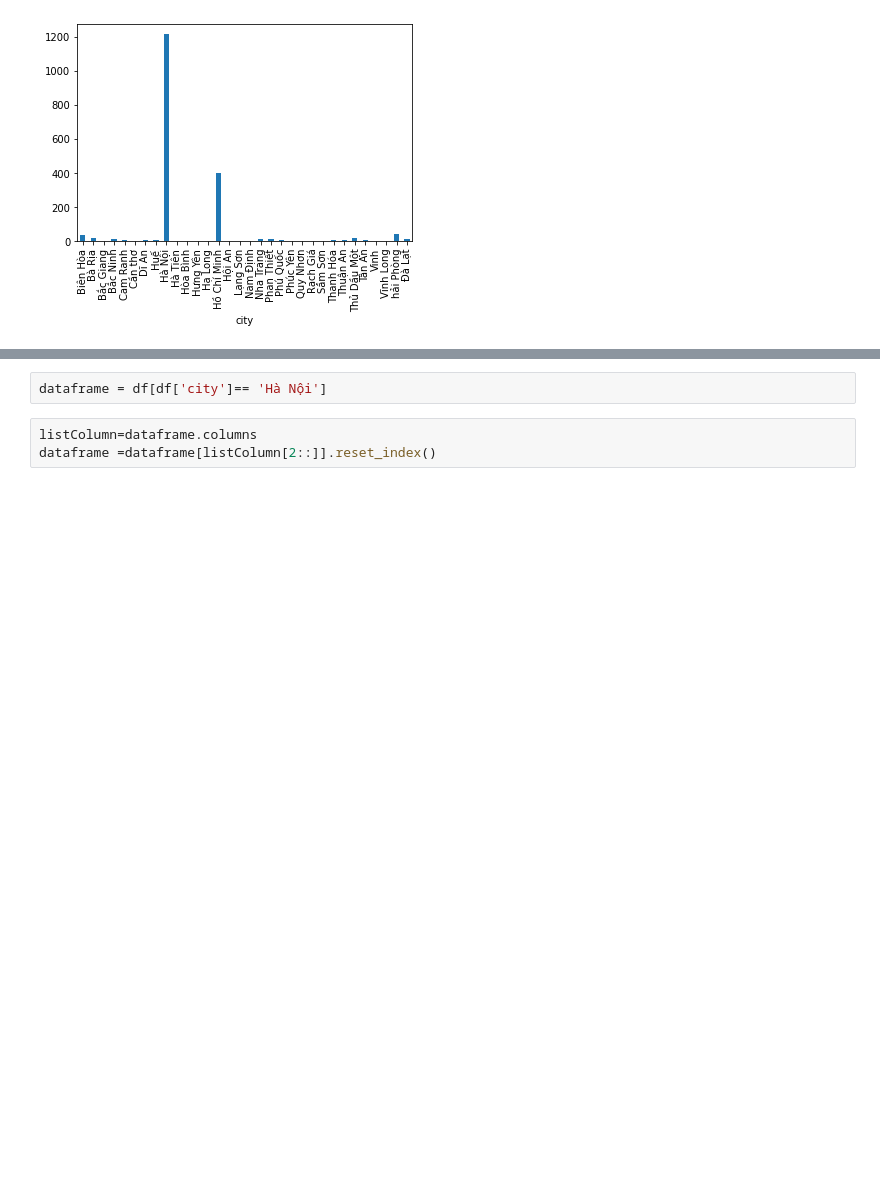
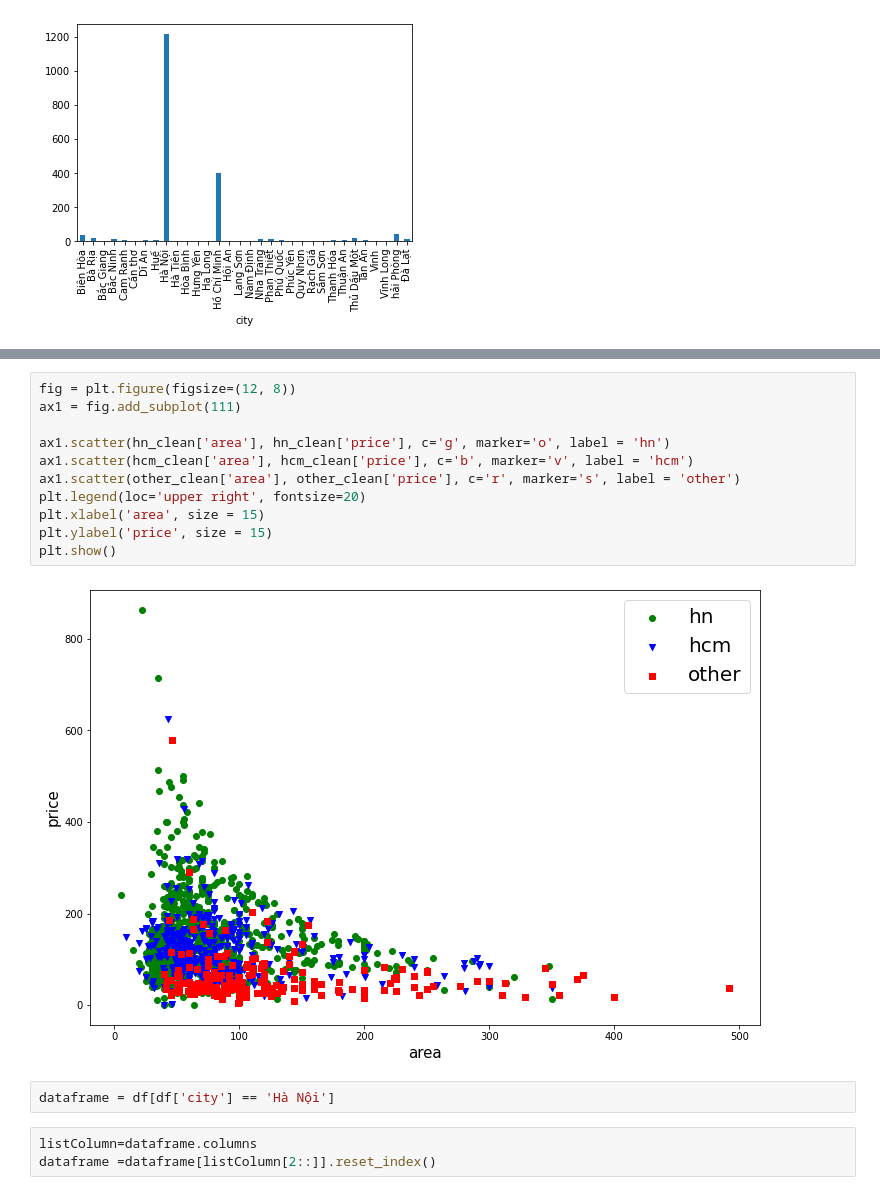
Before and after one commit to Despair1525/LinearRegression-Module, a Jupyter notebook: HousePredict.ipynb, the cells around one changed output, grey strips where cells are left out. Drawn from its saved outputs; the diff is of its cells as text; blank space fills up the shorter version.

```diff
--- a/HousePredict.ipynb
+++ b/HousePredict.ipynb
@@ -170,5 +213,18 @@ dtype: int64
+# %%
+fig = plt.figure(figsize=(12, 8))
+ax1 = fig.add_subplot(111)
+
+ax1.scatter(hn_clean['area'], hn_clean['price'], c='g', marker='o', label = 'hn')
+ax1.scatter(hcm_clean['area'], hcm_clean['price'], c='b', marker='v', label = 'hcm')
+ax1.scatter(other_clean['area'], other_clean['price'], c='r', marker='s', label = 'other')
+plt.legend(loc='upper right', fontsize=20)
+plt.xlabel('area', size = 15)
+plt.ylabel('price', size = 15)
+plt.show()
+# %% [output]
+[figure, added]
 # %%
-dataframe = df[df['city']== 'Hà Nội']
+dataframe = df[df['city'] == 'Hà Nội']
 # %%
 listColumn=dataframe.columns
 dataframe =dataframe[listColumn[2::]].reset_index()
```
Also changed, not shown: parts of 31 cells of this notebook.
